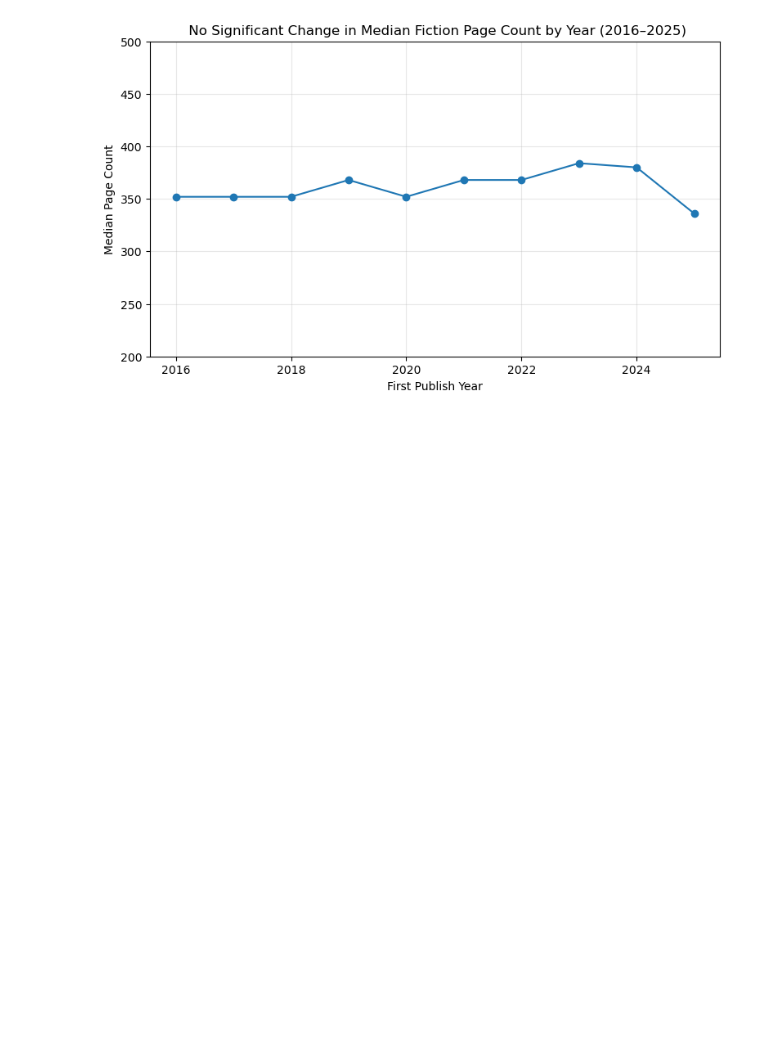
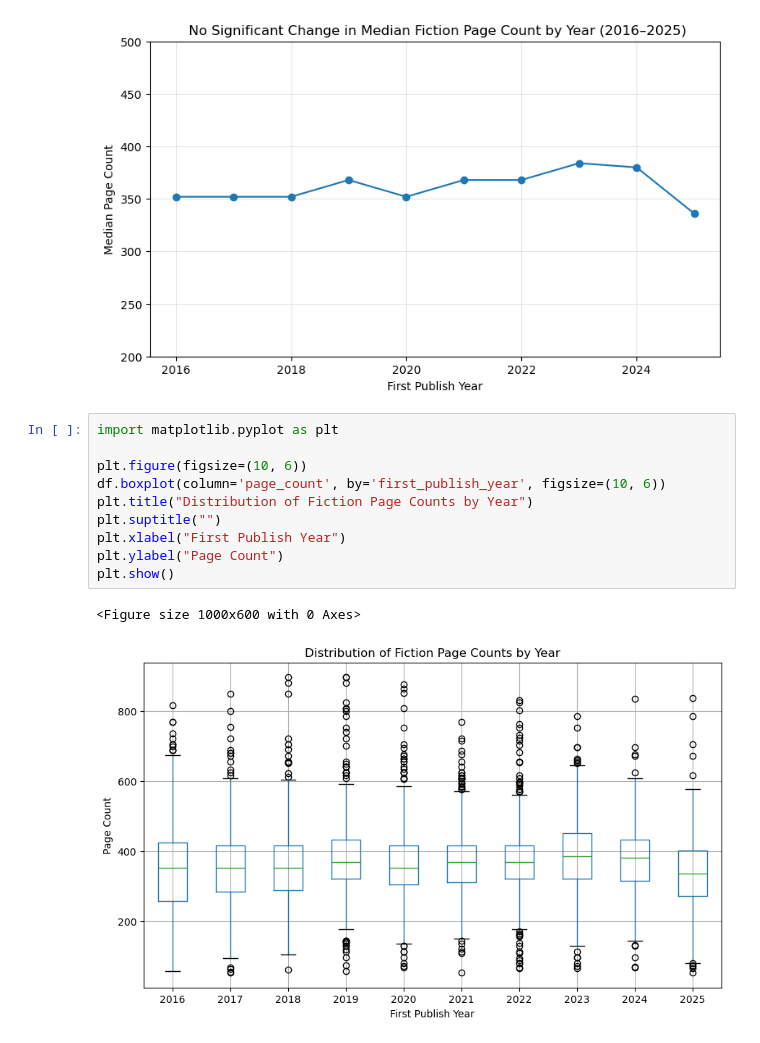
Before and after one commit to annikakrause1505/me204-final-project, a Jupyter notebook: notebooks/NB03-<annikakrause1505>-Data-Analysis.ipynb, the cells around one changed output. Drawn from its saved outputs; the diff is of its cells as text; blank space fills up the shorter version.

Commit message:
added distributions

```diff
--- a/notebooks/NB03-<annikakrause1505>-Data-Analysis.ipynb
+++ b/notebooks/NB03-<annikakrause1505>-Data-Analysis.ipynb
@@ -54,3 +54,16 @@ plt.grid(alpha=0.3)
 plt.show()
 # %% [output]
 [figure]
+# %%
+import matplotlib.pyplot as plt
+
+plt.figure(figsize=(10, 6))
+df.boxplot(column='page_count', by='first_publish_year', figsize=(10, 6))
+plt.title("Distribution of Fiction Page Counts by Year")
+plt.suptitle("")
+plt.xlabel("First Publish Year")
+plt.ylabel("Page Count")
+plt.show()
+# %% [output]
+<Figure size 1000x600 with 0 Axes>
+[figure, added]
```
Also changed, not shown: parts of 1 cell of this notebook.
